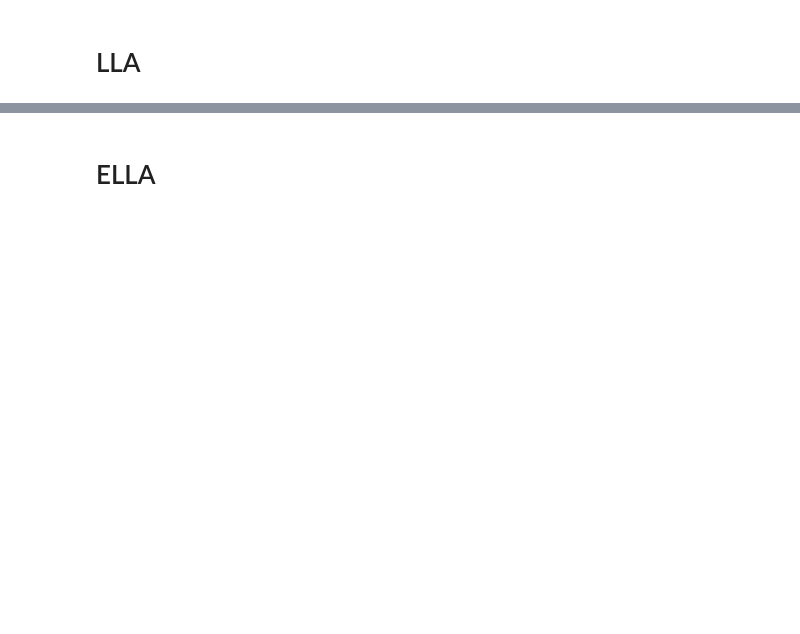
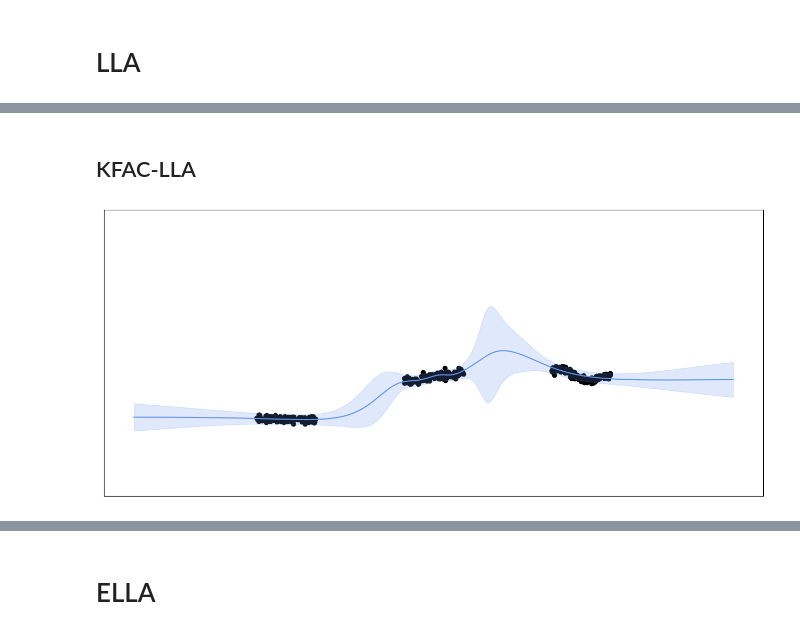
Before and after one commit to Ludvins/DeepVIP, a Jupyter notebook: demos/synthetic.ipynb, the cells around one changed output, grey strips where cells are left out. Saved outputs shown, nothing was run; the diff lists cells and outputs as text; code cells hidden in the pictures; blank space fills up the shorter version.

```diff
--- a/demos/synthetic.ipynb
+++ b/demos/synthetic.ipynb
@@ -127,16 +140,16 @@ plt.show()
 # 'all', 'subnetwork' and 'last_layer'
 subset = "all"
 # 'full', 'kron', 'lowrank' and 'diag'
-hessian = "kron"
+hessian = "full"
 X = test_dataset.inputs
 la = Laplace(f, "regression", subset_of_weights=subset, hessian_structure=hessian)
 la.fit(train_loader)
 
-log_prior, log_sigma = torch.ones(1, requires_grad=True), torch.ones(
-    1, requires_grad=True
+log_prior, log_sigma = torch.ones(1, requires_grad=True, dtype=params["dtype"]), torch.ones(
+    1, requires_grad=True, dtype = params["dtype"]
 )
-hyper_optimizer = torch.optim.Adam([log_prior, log_sigma], lr=1e-3)
-for i in tqdm(range(params["iterations"])):
+hyper_optimizer = torch.optim.Adam([log_prior, log_sigma], lr=1e-1)
+for i in tqdm(range(100)):
     hyper_optimizer.zero_grad()
     neg_marglik = -la.log_marginal_likelihood(log_prior.exp(), log_sigma.exp())
     neg_marglik.backward()
@@ -190,0 +204,23 @@ plt.show()
+# %% [markdown]
+## KFAC-LLA
+# %%
+# 'all', 'subnetwork' and 'last_layer'
+subset = "all"
+# 'full', 'kron', 'lowrank' and 'diag'
+hessian = "kron"
+X = test_dataset.inputs
+la = Laplace(f, "regression", subset_of_weights=subset, hessian_structure=hessian)
+la.fit(train_loader)
+
+log_prior, log_sigma = torch.ones(1, requires_grad=True, dtype=params["dtype"]), torch.ones(
+    1, requires_grad=True, dtype = params["dtype"]
+)
+hyper_optimizer = torch.optim.Adam([log_prior, log_sigma], lr=1e-1)
+for i in tqdm(range(100)):
+    hyper_optimizer.zero_grad()
+    neg_marglik = -la.log_marginal_likelihood(log_prior.exp(), log_sigma.exp())
+    neg_marglik.backward()
+    hyper_optimizer.step()
+distribution_plot(la._glm_predictive_distribution, "LLA-KFAC")
+# %% [output]
+[figure, added]
```
Also changed, not shown: parts of 38 cells of this notebook, 25 other files.
